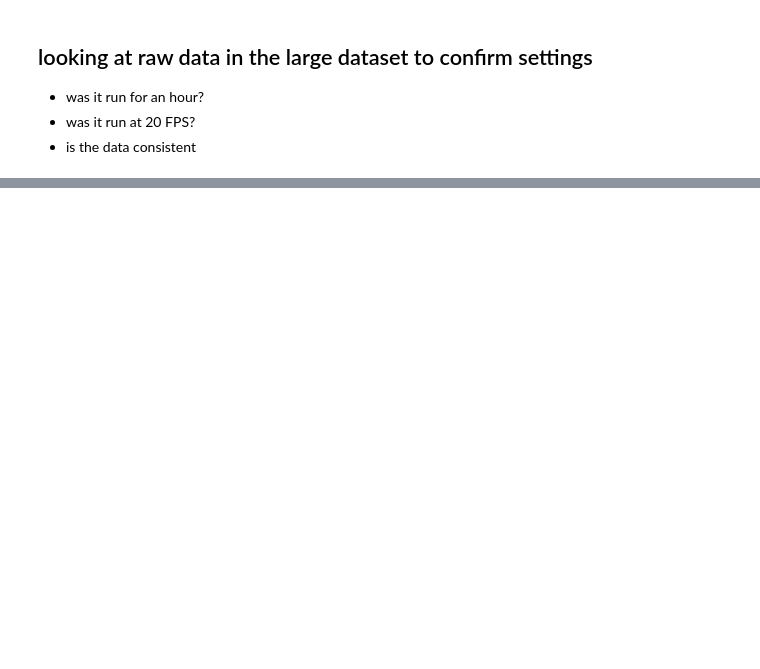
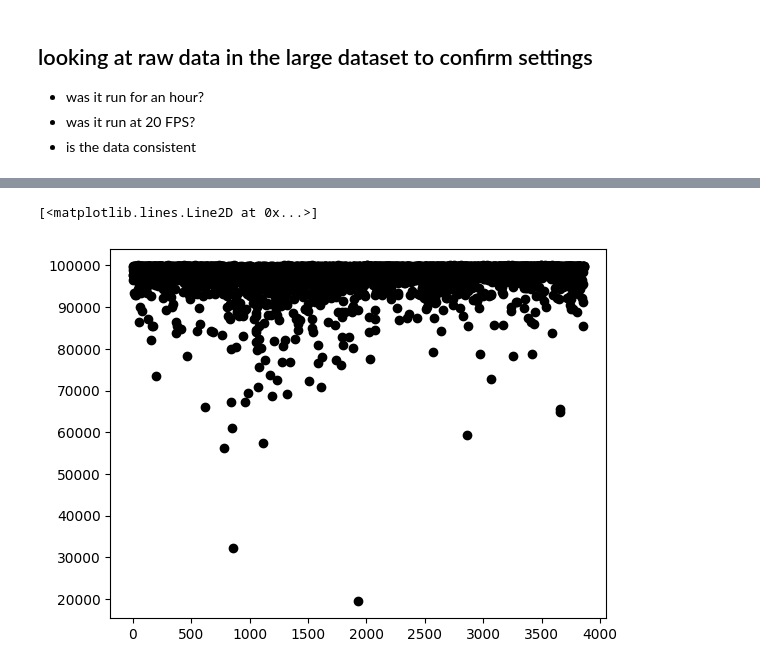
Before and after one commit to khood5/SNN-DNA-project, a Jupyter notebook: dataPlayground.ipynb, the cells around one changed output, grey strips where cells are left out. Cells and saved outputs as stored; diff of their text form; code cells hidden in the pictures; blank space fills up the shorter version.

```diff
--- a/dataPlayground.ipynb
+++ b/dataPlayground.ipynb
@@ -453,6 +454,6 @@ datasetLarge:156
 #### working with data in seprated folders
 ----
 # %%
-folders = [d[0] for d in os.walk("/home/khood/GitHub/SNN-DNA-project/Prepocessing/sorted")][1:] # remove first one is it is "/home/khood/GitHub/SNN-DNA-project/Prepocessing/sorted"
+folders = [d[0] for d in os.walk("/home/khood/GitHub/SNN-DNA-project/Prepocessing/sorted.back")][1:] # remove first one is it is "/home/khood/GitHub/SNN-DNA-project/Prepocessing/sorted"
 folders
 # %% [output]
@@ -639,3 +649,9 @@ array([[ 1.79776103],
 * was it run for an hour?
 * was it run at 20 FPS?
 * is the data consistent
+# %%
+large_data_folder = "/home/khood/GitHub/SNN-DNA-project/Prepocessing/large_dataset"
+folders = [d[0] for d in os.walk(large_data_folder)][1:] # remove first one is it is "/home/khood/GitHub/SNN-DNA-project/Prepocessing/sorted"
+folders.remove(f"{large_data_folder}/allData")
+print(len(folders))
+folders
@@ -641,0 +666,24 @@ array([[ 1.79776103],
+# %%
+allFiles = []
+sortedFiles = {}
+for d in folders:
+    files = os.listdir(d)
+    subDir = f"{d.split('/')[-1]}"
+    sortedFiles[subDir] = [f"{subDir}/{f}" for f in files]
+    files = [f"{subDir}/{f}" for f in files]
+    allFiles = allFiles + files
+
+for i in range(len(allFiles)):
+    pandasDF = pd.read_excel(os.path.join(large_data_folder, allFiles[i]), header=None, names=["Frame Number", "Intesity"])
+    frameNumbers = pandasDF.iloc[:, 0]
+    allFiles[i] = list(frameNumbers)
+for k in sortedFiles.keys():
+    for i in range(len(sortedFiles[k])):
+        pandasDF = pd.read_excel(os.path.join(large_data_folder, sortedFiles[k][i]), header=None, names=["Frame Number", "Intesity"])
+        frameNumbers = pandasDF.iloc[:, 0]
+        sortedFiles[k][i] = list(frameNumbers)
+
+print(sortedFiles['1800_nM_AR'][0])
+print(np.sum([len(sortedFiles[k]) for k in sortedFiles.keys()]))
+print(len(allFiles))
+allFiles[0]
@@ -641,0 +751,2 @@ array([[ 1.79776103],
+# %%
+lengths = [f[-1] for f in allFiles]
@@ -641,0 +786,5 @@ array([[ 1.79776103],
+# %%
+plt.plot(list(range(len(lengths))), lengths, 'o', color='black')
+# %% [output]
+[<matplotlib.lines.Line2D at 0x...>]
+[figure, added]
```
Also changed, not shown: parts of 15 cells of this notebook, 2 other files.
